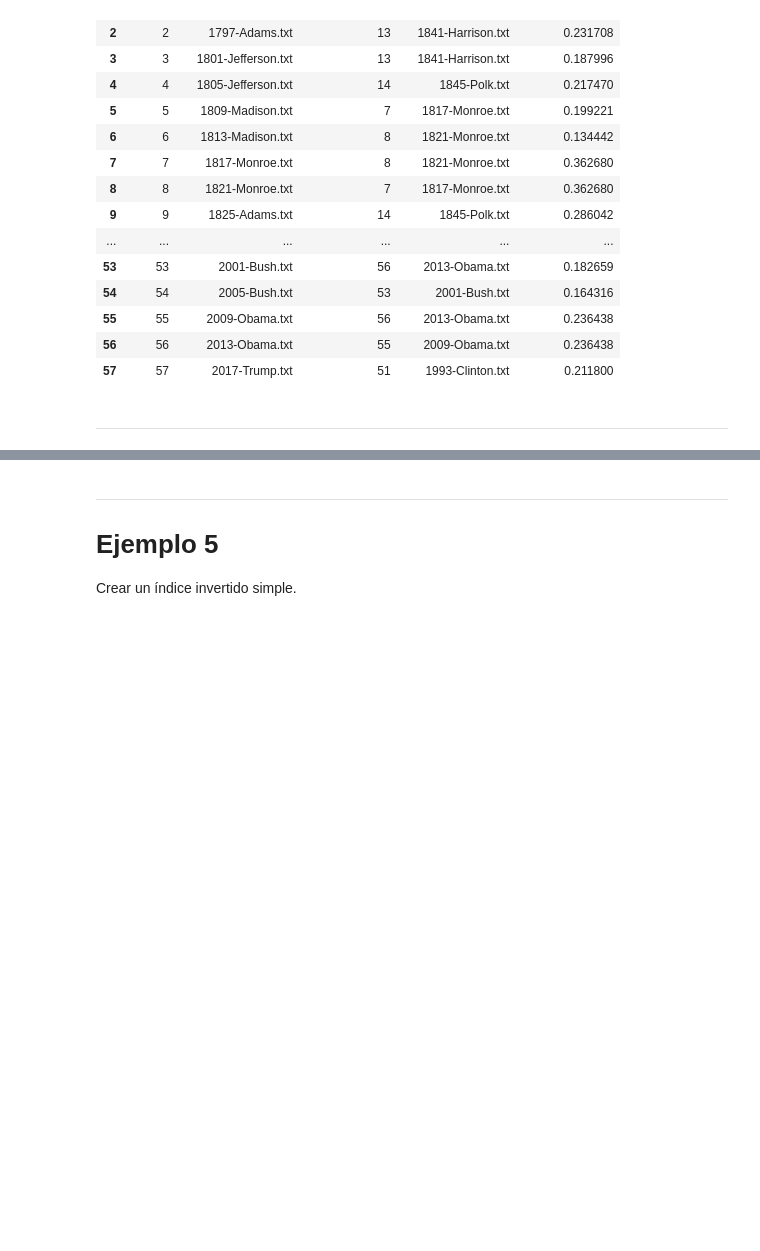
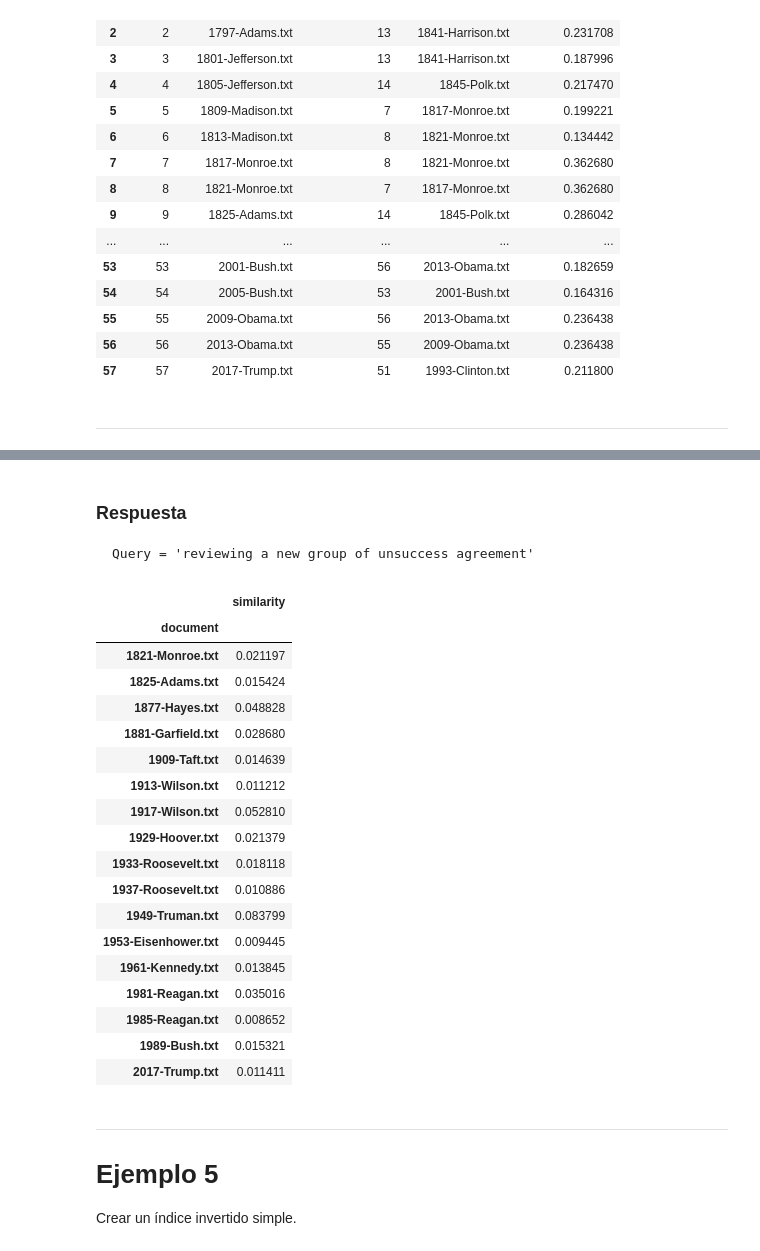
Before and after one commit to FrancoMSuarez/diplomatura-data_science-IA, a Jupyter notebook: TP_Recuperacion_Inf_Elasticsearch/Representacion_de_texto_con_ejercicios_Diplo_2020.ipynb, the cells around one changed output, grey strips where cells are left out. Saved outputs shown, nothing was run; the diff lists cells and outputs as text; code cells hidden in the pictures; blank space fills up the shorter version.

```diff
--- a/TP_Recuperacion_Inf_Elasticsearch/Representacion_de_texto_con_ejercicios_Diplo_2020.ipynb
+++ b/TP_Recuperacion_Inf_Elasticsearch/Representacion_de_texto_con_ejercicios_Diplo_2020.ipynb
@@ -507,0 +542,6 @@ df_similarities_documents
+# %%
+query_tfidf, normalized_query_tfidf = get_tfidf_query(query_text, term_to_id, normalized_tfidf_matrix)
+print('TFIDF Query')
+print(query_tfidf)
+print('Normalized TFIDF Query')
+print(normalized_query_tfidf)
@@ -507,0 +553,16 @@ df_similarities_documents
+# %%
+target_query =  normalized_query_tfidf
+similarities = numpy.zeros(num_documents)
+document_id = 0
+for document in normalized_tfidf_matrix:
+  similarities[document_id] = numpy.dot(document,target_query)
+  document_id += 1
+# %%
+df_similarities = pd.DataFrame(similarities)
+
+len(df_similarities)
+df_similarities['document'] = filename_to_id.keys()
+df_similarities.columns = ['similarity', 'document']
+df_similarities = df_similarities.set_index('document')
+df_similarities=df_similarities.sort_values(by=['similarity'], ascending=False)
+df_similarities
@@ -508,3 +588,45 @@ df_similarities_documents
+# %%
+def get_similar_document_from_query(query, umbral, normalized_tfidf, term_to_id, filename_to_id):
+    query_tfidf, normalized_query_tfidf = get_tfidf_query(query_text, term_to_id, normalized_tfidf_matrix)
+    n_documents = len(filename_to_id)
+    similarities = numpy.zeros(n_documents)
+    document_id = 0
+    for document in normalized_tfidf:
+        similarities[document_id] = numpy.dot(document,normalized_query_tfidf)
+        document_id += 1
+    df_similarities = pd.DataFrame(similarities)
+    df_similarities['document'] = filename_to_id.keys()
+    df_similarities.columns = ['similarity', 'document']
+    df_similarities = df_similarities.set_index('document')
+    df_similarities.sort_values(by=['similarity'], ascending=False)
+    return df_similarities[df_similarities.similarity >= umbral]
+# %% [markdown]
+### Respuesta
+    Query = 'reviewing a new group of unsuccess agreement'
+# %%
+query_text = 'reviewing a new group of unsuccess agreement'
+df_test = get_similar_document_from_query(query_text, 0.008, normalized_tfidf_matrix, term_to_id, filename_to_id)
+df_test
+# %% [output]
+|  | similarity |
+| document |  |
+| 1821-Monroe.txt | 0.021197 |
+| 1825-Adams.txt | 0.015424 |
+| 1877-Hayes.txt | 0.048828 |
+| 1881-Garfield.txt | 0.028680 |
+| 1909-Taft.txt | 0.014639 |
+| 1913-Wilson.txt | 0.011212 |
+| 1917-Wilson.txt | 0.052810 |
+| 1929-Hoover.txt | 0.021379 |
+| 1933-Roosevelt.txt | 0.018118 |
+| 1937-Roosevelt.txt | 0.010886 |
+| 1949-Truman.txt | 0.083799 |
+| 1953-Eisenhower.txt | 0.009445 |
+| 1961-Kennedy.txt | 0.013845 |
+| 1981-Reagan.txt | 0.035016 |
+| 1985-Reagan.txt | 0.008652 |
+| 1989-Bush.txt | 0.015321 |
+| 2017-Trump.txt | 0.011411 |
 # %% [markdown]
 
 
```
Also changed, not shown: parts of 24 cells of this notebook, 1 other file.
